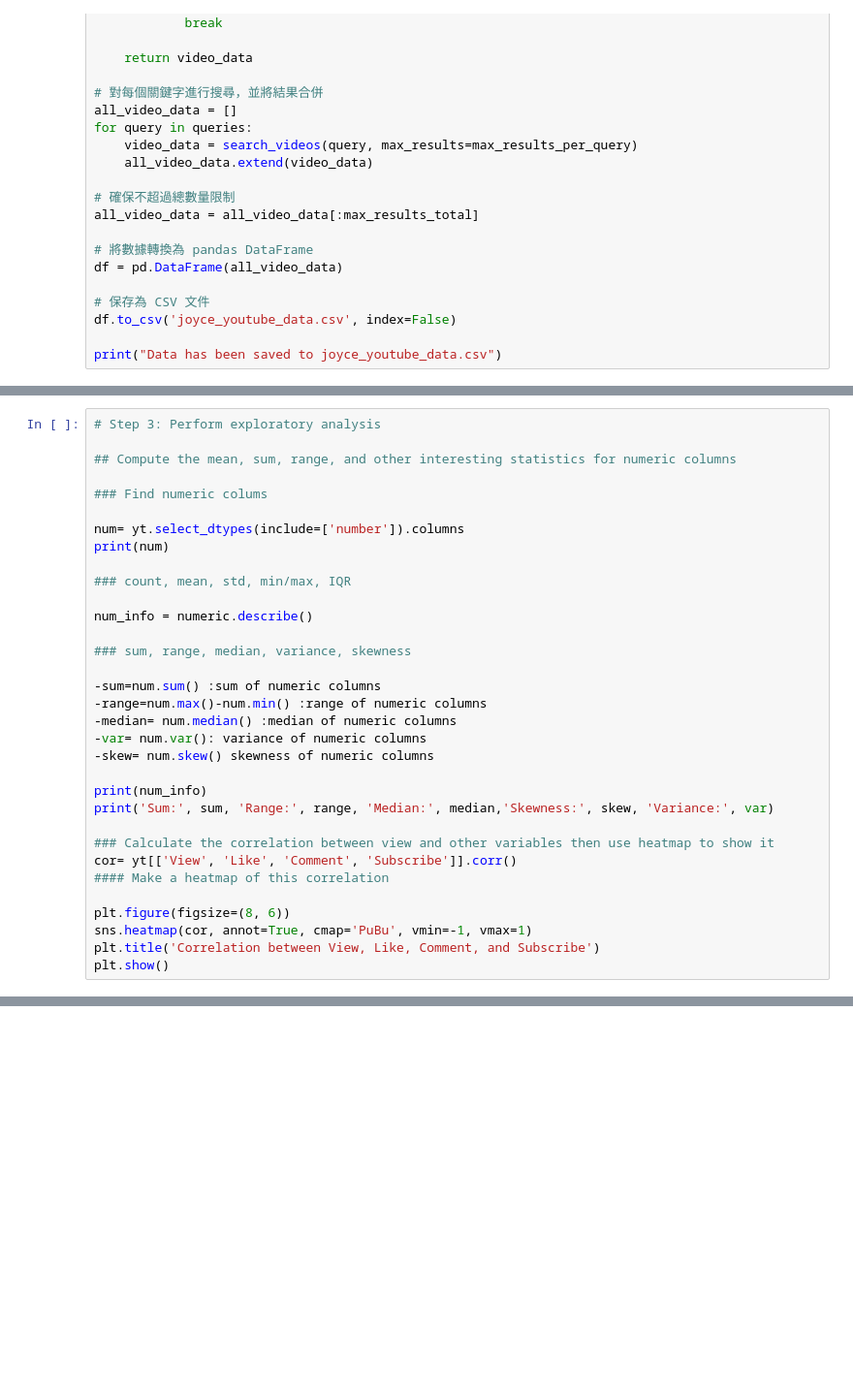
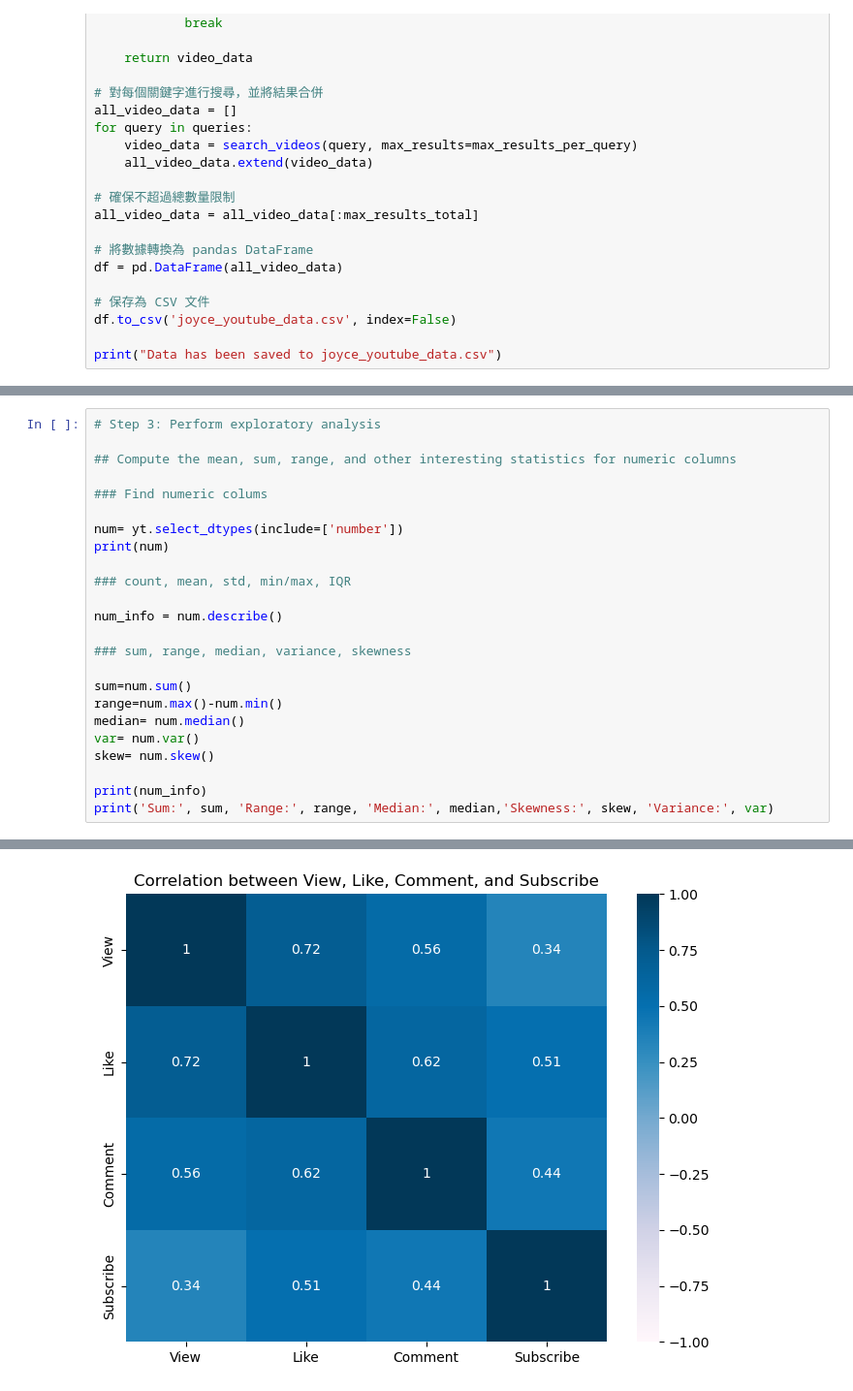
Before and after one commit to LeeChiehYin/ha24847_EMATM0048, a Jupyter notebook: Part2_youtube.ipynb, the cells around one changed output, grey strips where cells are left out. Shown at 97% size. Cells and saved outputs as stored; diff of their text form; blank space fills up the shorter version.

```diff
--- a/Part2_youtube.ipynb
+++ b/Part2_youtube.ipynb
@@ -248,30 +294,21 @@ print(yt[['Published', 'Published years', 'Published type']].head())
 
 ### Find numeric colums
 
-num= yt.select_dtypes(include=['number']).columns
+num= yt.select_dtypes(include=['number'])
 print(num)
 
 ### count, mean, std, min/max, IQR
 
-num_info = numeric.describe()
+num_info = num.describe()
 
 ### sum, range, median, variance, skewness
 
--sum=num.sum() :sum of numeric columns
--range=num.max()-num.min() :range of numeric columns
--median= num.median() :median of numeric columns
--var= num.var(): variance of numeric columns
--skew= num.skew() skewness of numeric columns
+sum=num.sum()
+range=num.max()-num.min()
+median= num.median()
+var= num.var()
+skew= num.skew()
 
 print(num_info)
 print('Sum:', sum, 'Range:', range, 'Median:', median,'Skewness:', skew, 'Variance:', var)
-
-### Calculate the correlation between view and other variables then use heatmap to show it
-cor= yt[['View', 'Like', 'Comment', 'Subscribe']].corr()
-#### Make a heatmap of this correlation
-
-plt.figure(figsize=(8, 6))
-sns.heatmap(cor, annot=True, cmap='PuBu', vmin=-1, vmax=1)
-plt.title('Correlation between View, Like, Comment, and Subscribe')
-plt.show()
 # %% [output]
@@ -279,3 +332,4 @@ SyntaxError: cannot assign to expression here. Maybe you meant '==' instead of '
+[figure, added]
 # %%
 ## Explore distributions of numeric columns using histograms etc
 ### Histogram
```
Also changed, not shown: parts of 18 cells of this notebook.
